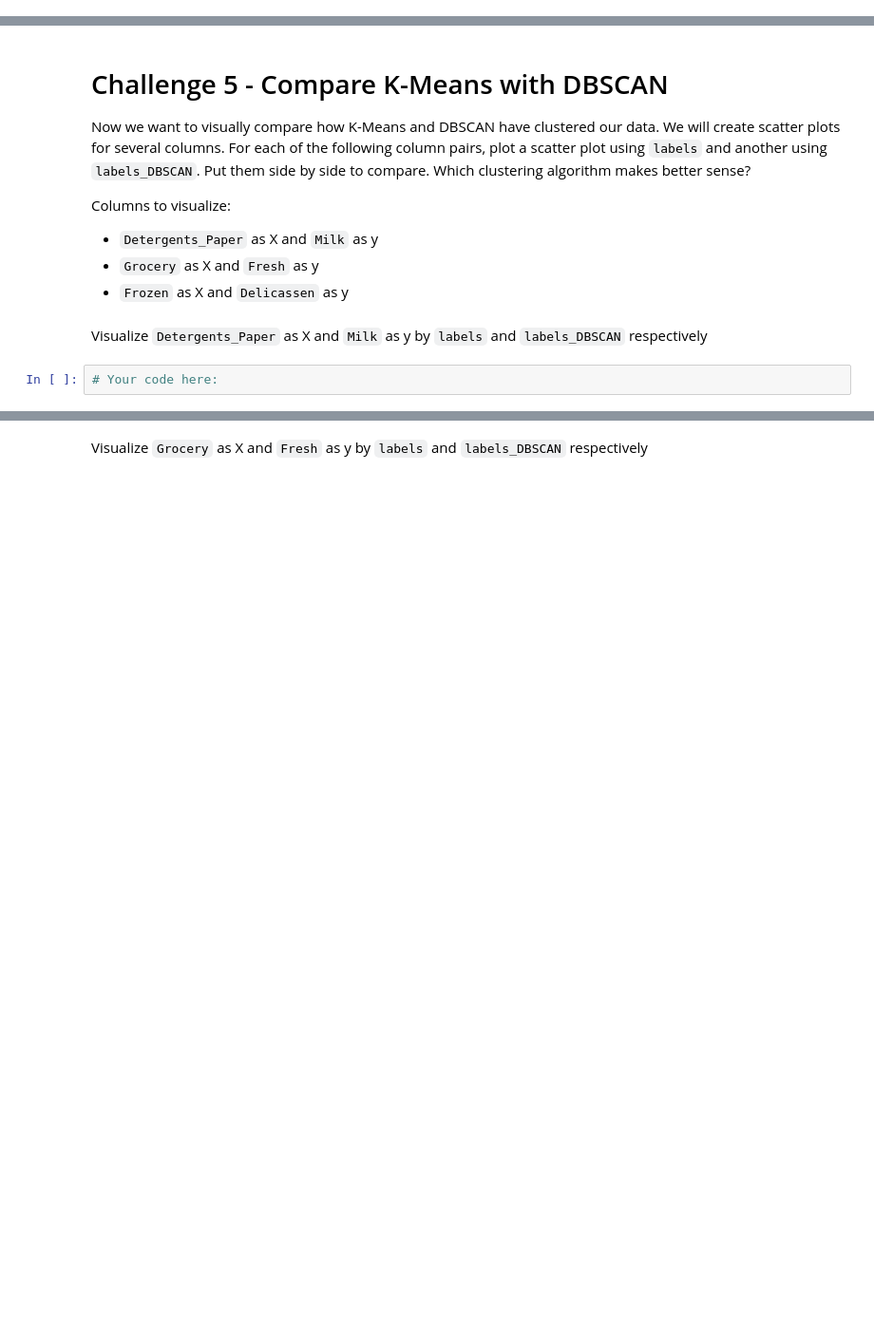
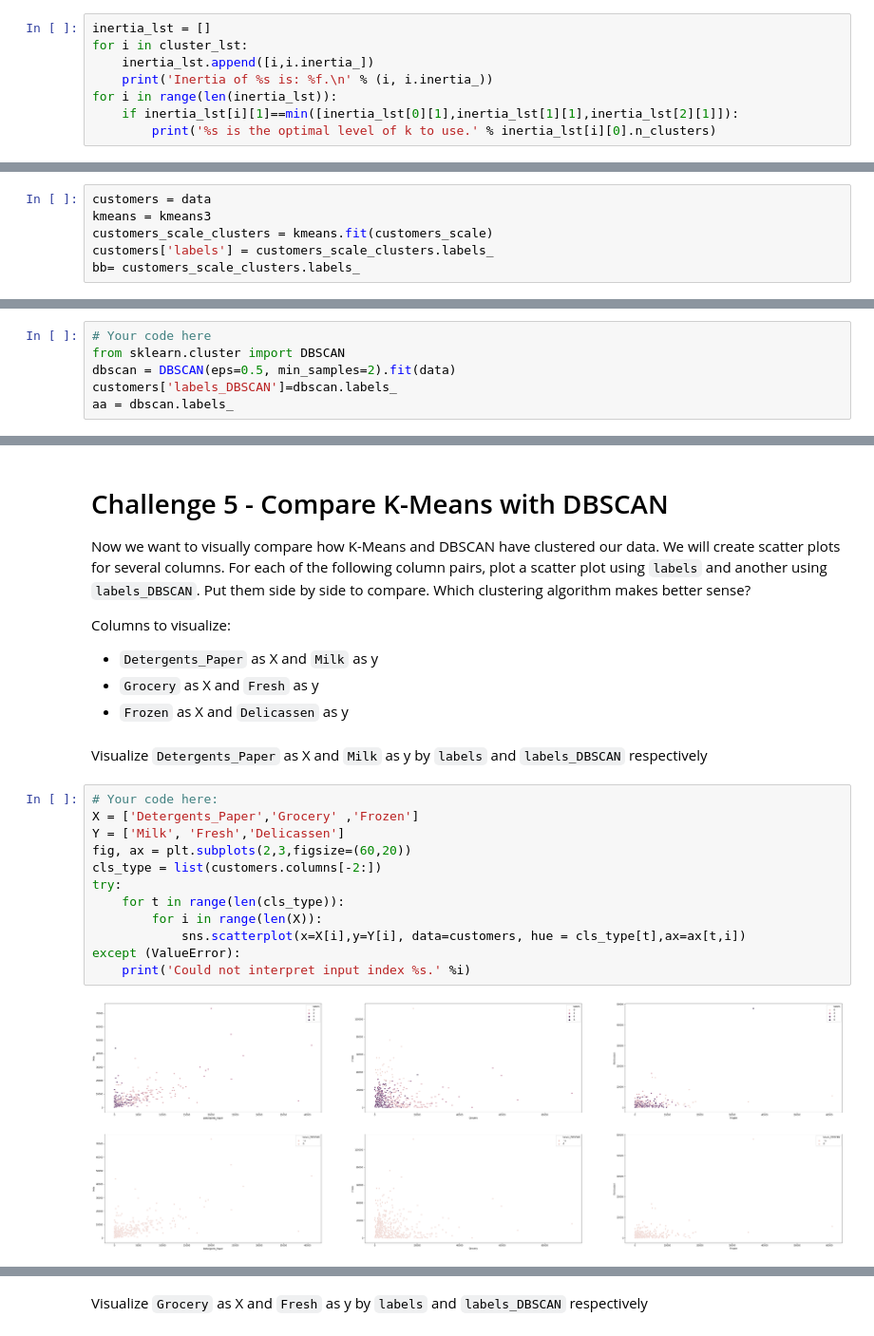
Before and after one commit to Skye-FY/daft0120slab, a Jupyter notebook: module-3/Unsupervised-Learning/your-code/main.ipynb, the cells around one changed output, grey strips where cells are left out. Shown at 95% size. Saved outputs shown, nothing was run; the diff lists cells and outputs as text; blank space fills up the shorter version.

Commit message:
unsupervised kmean lab

```diff
--- a/module-3/Unsupervised-Learning/your-code/main.ipynb
+++ b/module-3/Unsupervised-Learning/your-code/main.ipynb
@@ -373,0 +366,8 @@ Inertia of KMeans(algorithm='auto', copy_x=True, init='k-means++', max_iter=300,
+# %%
+inertia_lst = []
+for i in cluster_lst:
+    inertia_lst.append([i,i.inertia_])
+    print('Inertia of %s is: %f.\n' % (i, i.inertia_))
+for i in range(len(inertia_lst)):
+    if inertia_lst[i][1]==min([inertia_lst[0][1],inertia_lst[1][1],inertia_lst[2][1]]):
+        print('%s is the optimal level of k to use.' % inertia_lst[i][0].n_clusters)
@@ -374,3 +388,9 @@ Inertia of KMeans(algorithm='auto', copy_x=True, init='k-means++', max_iter=300,
+# %%
+customers = data
+kmeans = kmeans3
+customers_scale_clusters = kmeans.fit(customers_scale)
+customers['labels'] = customers_scale_clusters.labels_
+bb= customers_scale_clusters.labels_
 # %% [markdown]
 Count the values in `labels`.
 # %%
@@ -384,3 +411,9 @@ Now let's cluster the data using DBSCAN. Use `DBSCAN(eps=0.5)` to initiate the m
+# %%
+# Your code here
+from sklearn.cluster import DBSCAN
+dbscan = DBSCAN(eps=0.5, min_samples=2).fit(data)
+customers['labels_DBSCAN']=dbscan.labels_
+aa = dbscan.labels_
 # %% [markdown]
 Count the values in `labels_DBSCAN`.
 # %%
@@ -397,5 +434,17 @@ Columns to visualize:
 * `Frozen` as X and `Delicassen` as y
 # %% [markdown]
 Visualize `Detergents_Paper` as X and `Milk` as y by `labels` and `labels_DBSCAN` respectively
-# %%
-# Your code here:
+# %%
+# Your code here:
+X = ['Detergents_Paper','Grocery' ,'Frozen']
+Y = ['Milk', 'Fresh','Delicassen']
+fig, ax = plt.subplots(2,3,figsize=(60,20))
+cls_type = list(customers.columns[-2:])
+try:
+    for t in range(len(cls_type)):
+        for i in range(len(X)):
+            sns.scatterplot(x=X[i],y=Y[i], data=customers, hue = cls_type[t],ax=ax[t,i])
+except (ValueError):
+    print('Could not interpret input index %s.' %i)
+# %% [output]
+[figure, added]
```
Also changed, not shown: parts of 17 cells of this notebook.
